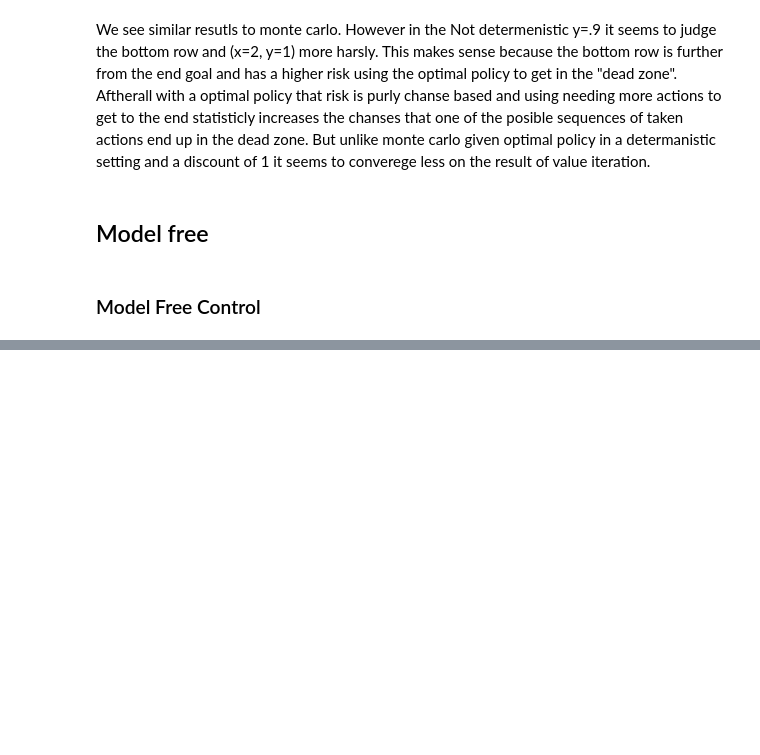
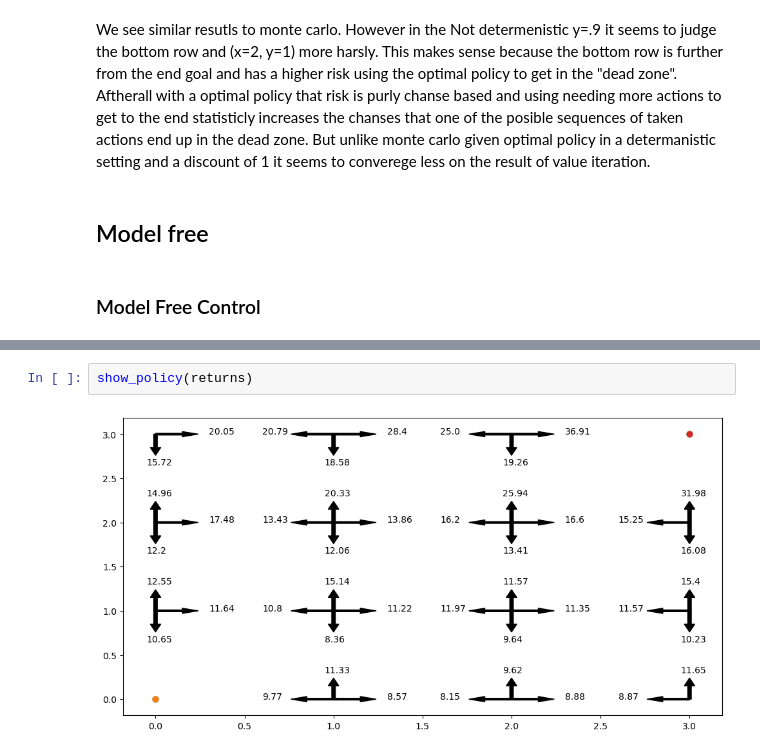
Before and after one commit to LucasVanWijk/Adaptive-Systems, a Jupyter notebook: Assingments/Maze/Model_Free.ipynb, the cells around one changed output, grey strips where cells are left out. Drawn from its saved outputs; the diff is of its cells as text; blank space fills up the shorter version.

```diff
--- a/Assingments/Maze/Model_Free.ipynb
+++ b/Assingments/Maze/Model_Free.ipynb
@@ -451,0 +528,4 @@ print(max(example, key=example.get))
+# %%
+show_policy(returns)
+# %% [output]
+[figure, added]
```
Also changed, not shown: parts of 24 cells of this notebook.
